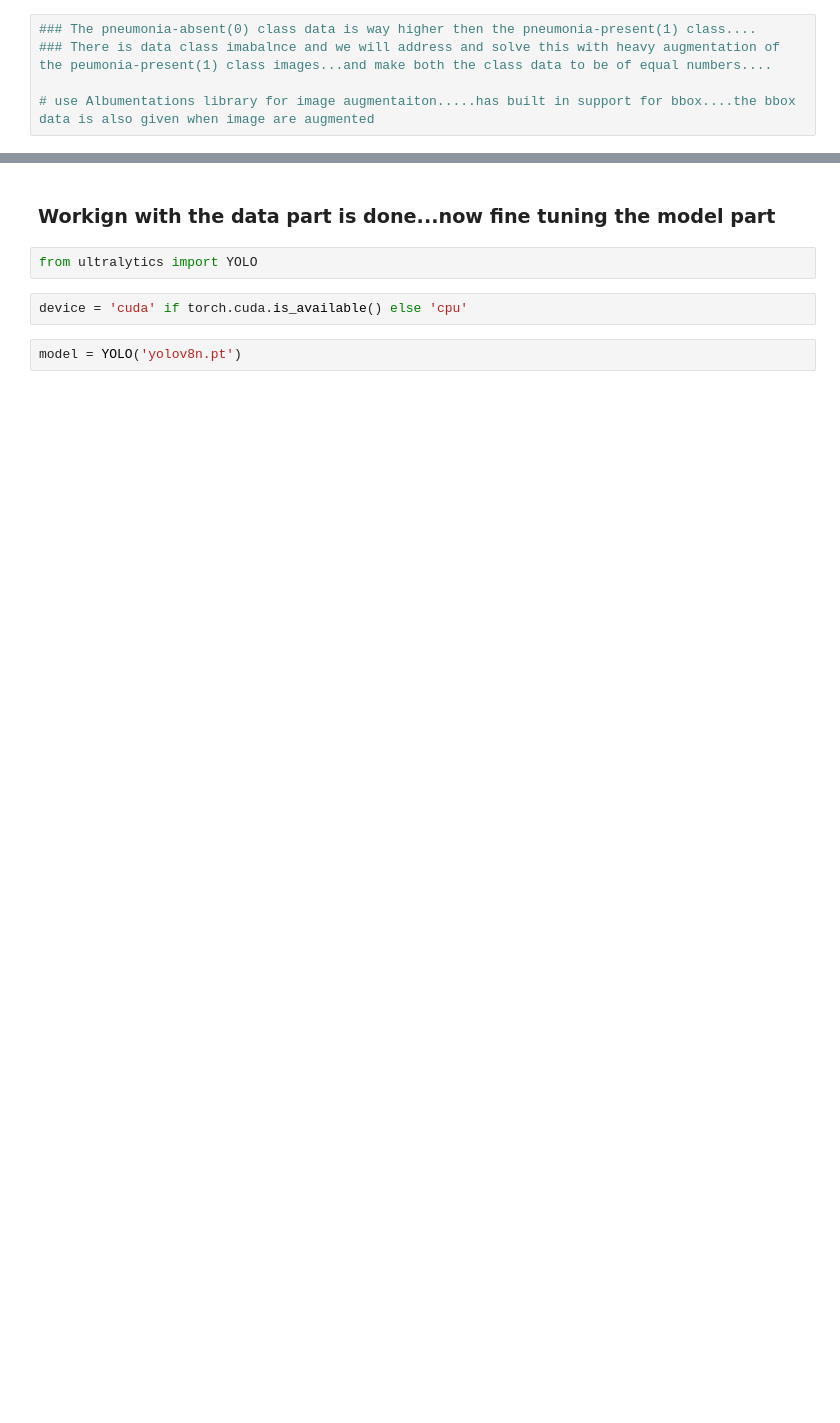
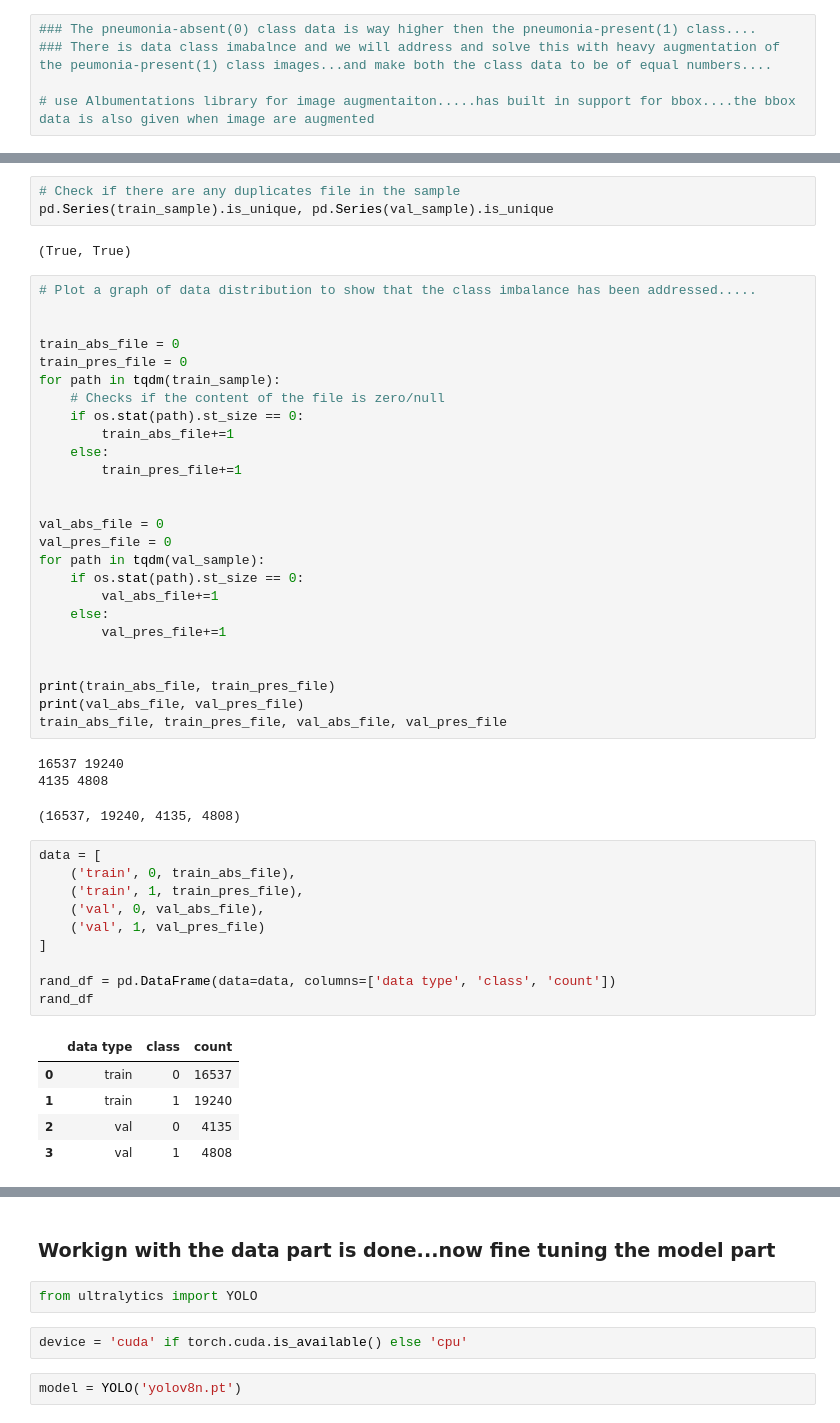
Before and after one commit to kmsmeng/ML_Projects, a Jupyter notebook: Medical_Image_Classification/handle_data.ipynb, the cells around one changed output, grey strips where cells are left out. Saved outputs shown, nothing was run; the diff lists cells and outputs as text; blank space fills up the shorter version.

```diff
--- a/Medical_Image_Classification/handle_data.ipynb
+++ b/Medical_Image_Classification/handle_data.ipynb
@@ -918,0 +1161,51 @@ for index, path in enumerate(val_path):
+# %%
+# Check if there are any duplicates file in the sample
+pd.Series(train_sample).is_unique, pd.Series(val_sample).is_unique
+# %% [output]
+(True, True)
+# %%
+# Plot a graph of data distribution to show that the class imbalance has been addressed.....
+
+
+train_abs_file = 0
+train_pres_file = 0
+for path in tqdm(train_sample):
+    # Checks if the content of the file is zero/null
+    if os.stat(path).st_size == 0:
+        train_abs_file+=1
+    else:
+        train_pres_file+=1
+
+
+val_abs_file = 0
+val_pres_file = 0
+for path in tqdm(val_sample):
+    if os.stat(path).st_size == 0:
+        val_abs_file+=1
+    else:
+        val_pres_file+=1
+
+
+print(train_abs_file, train_pres_file)
+print(val_abs_file, val_pres_file)
+train_abs_file, train_pres_file, val_abs_file, val_pres_file
+# %% [output]
+16537 19240
+4135 4808
+(16537, 19240, 4135, 4808)
+# %%
+data = [
+    ('train', 0, train_abs_file),
+    ('train', 1, train_pres_file),
+    ('val', 0, val_abs_file),
+    ('val', 1, val_pres_file)
+]
+
+rand_df = pd.DataFrame(data=data, columns=['data type', 'class', 'count'])
+rand_df
+# %% [output]
+|  | data type | class | count |
+| 0 | train | 0 | 16537 |
+| 1 | train | 1 | 19240 |
+| 2 | val | 0 | 4135 |
+| 3 | val | 1 | 4808 |
```
Also changed, not shown: parts of 34 cells of this notebook, 1 other file.
